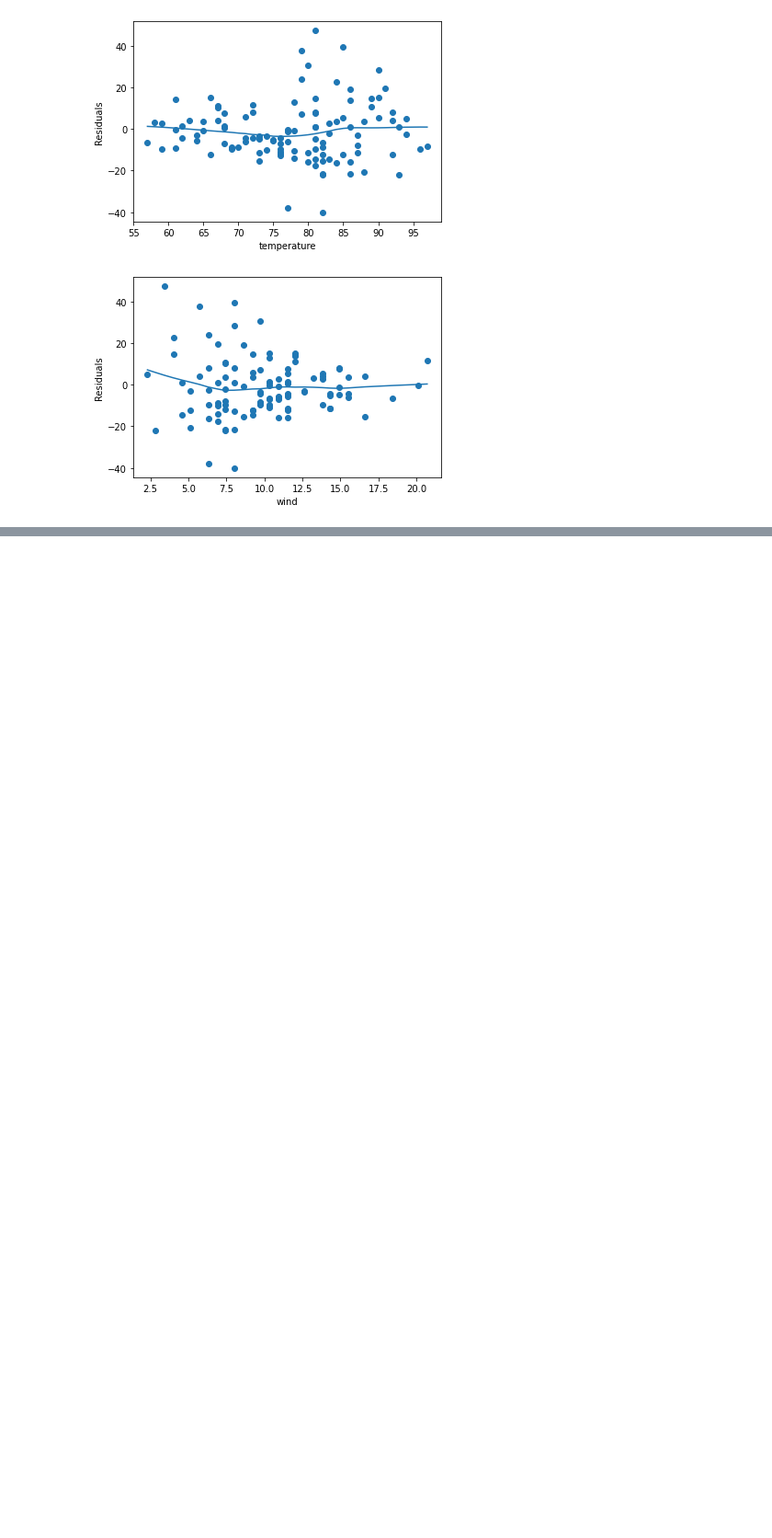
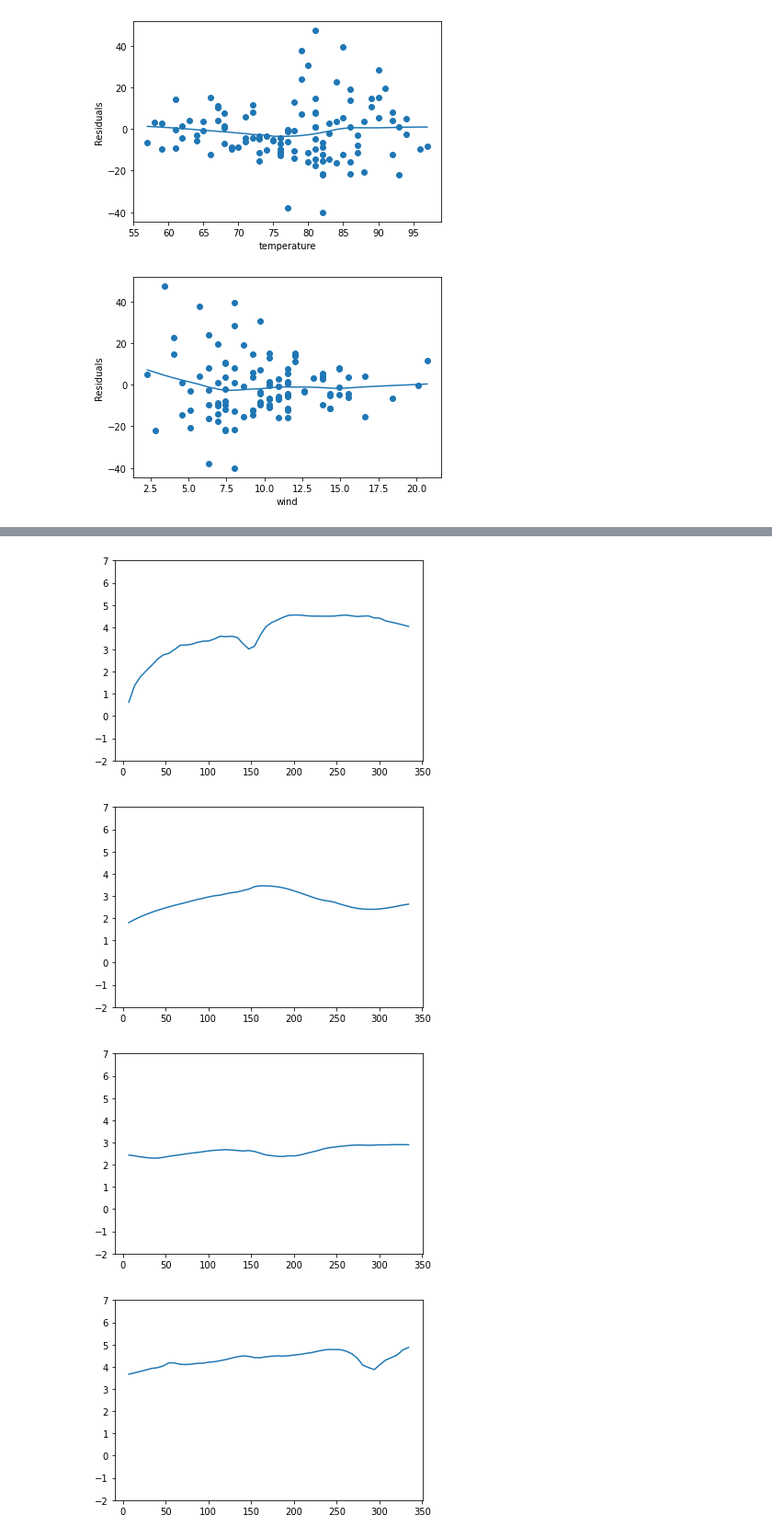
Before and after one commit to pablolp99/mn-tp3, a Jupyter notebook: notebooks/Other.ipynb, the cells around one changed output, grey strips where cells are left out. Shown at 92% size. Cells and saved outputs as stored; diff of their text form; code cells hidden in the pictures; blank space fills up the shorter version.

```diff
--- a/notebooks/Other.ipynb
+++ b/notebooks/Other.ipynb
@@ -92,0 +141,7 @@ var_vs_residual("wind")
+# %%
+plot_fig_6_8(fig_7_data, 0)
+# %% [output]
+[figure, added]
+[figure, added]
+[figure, added]
+[figure, added]
```
Also changed, not shown: parts of 12 cells of this notebook, 1 other file.
